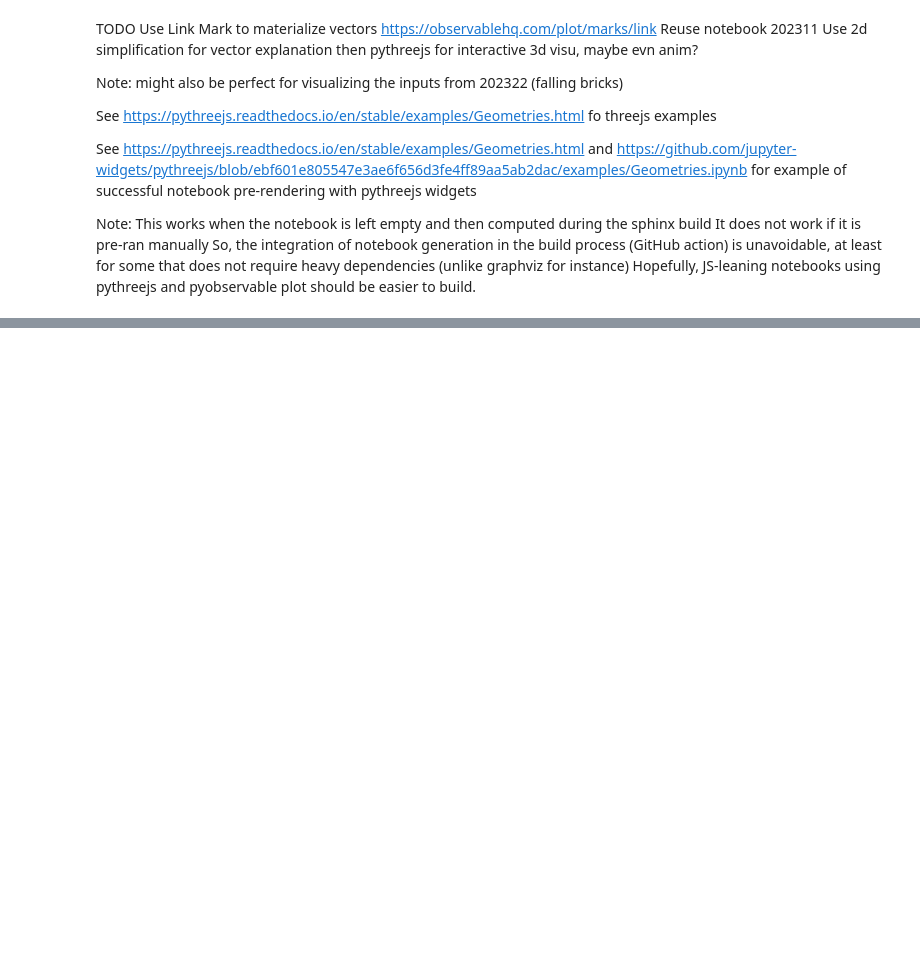
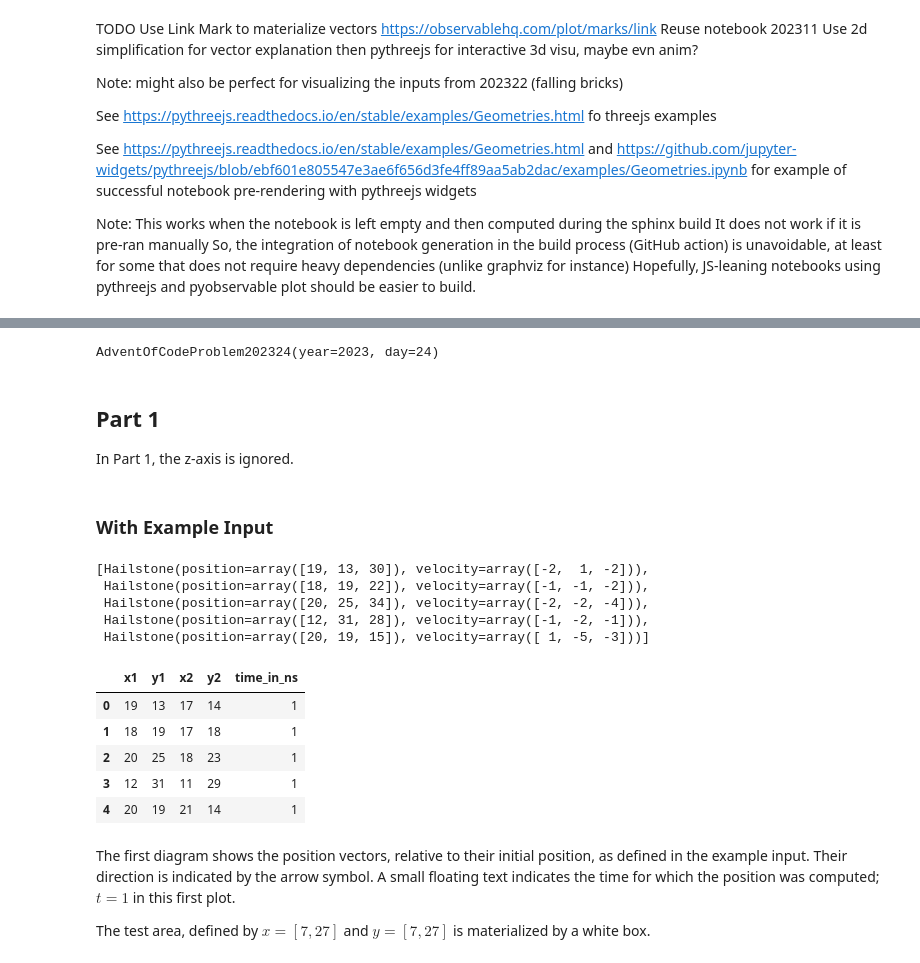
Before and after one commit to etienneschalk/advent-of-code, a Jupyter notebook: docs/source/notebooks/2023/notebook_problem_202324.ipynb, the cells around one changed output, grey strips where cells are left out. Cells and saved outputs as stored; diff of their text form; code cells hidden in the pictures; blank space fills up the shorter version.

```diff
--- a/docs/source/notebooks/2023/notebook_problem_202324.ipynb
+++ b/docs/source/notebooks/2023/notebook_problem_202324.ipynb
@@ -37,0 +27,53 @@ BoxGeometry(depth=15.0, depthSegments=15, height=10.0, heightSegments=10, width=
+# %%
+from advent_of_code.common.common import get_example_inputs_file_contents
+from advent_of_code.y_2023.problem_202324 import AdventOfCodeProblem202324
+
+
+problem = AdventOfCodeProblem202324()
+problem
+# %% [output]
+AdventOfCodeProblem202324(year=2023, day=24)
+# %% [markdown]
+## Part 1
+
+In Part 1, the z-axis is ignored.
+# %% [markdown]
+### With Example Input
+# %%
+example_input = get_example_inputs_file_contents(2023)["test_problem_202324"][
+    "EXAMPLE_INPUT"
+]
+# %%
+example_hailstones = problem.parse_text_input(example_input)
+example_hailstones
+# %% [output]
+[Hailstone(position=array([19, 13, 30]), velocity=array([-2,  1, -2])),
+ Hailstone(position=array([18, 19, 22]), velocity=array([-1, -1, -2])),
+ Hailstone(position=array([20, 25, 34]), velocity=array([-2, -2, -4])),
+ Hailstone(position=array([12, 31, 28]), velocity=array([-1, -2, -1])),
+ Hailstone(position=array([20, 19, 15]), velocity=array([ 1, -5, -3]))]
+# %%
+import pandas as pd
+
+from advent_of_code.y_2023.problem_202324 import Hailstone
+
+
+def compute_vectors(hailstones: list[Hailstone], *, time_in_ns: int = 1):
+    return pd.DataFrame(
+        [
+            (h.px, h.py, h.px + time_in_ns * h.vx, h.py + time_in_ns * h.vy, time_in_ns)
+            for h in hailstones
+        ],
+        columns=["x1", "y1", "x2", "y2", "time_in_ns"],
+    )
+
+
+example_vectors = compute_vectors(example_hailstones, time_in_ns=1)
+example_vectors
+# %% [output]
+|  | x1 | y1 | x2 | y2 | time_in_ns |
+| 0 | 19 | 13 | 17 | 14 | 1 |
+| 1 | 18 | 19 | 17 | 18 | 1 |
+| 2 | 20 | 25 | 18 | 23 | 1 |
+| 3 | 12 | 31 | 11 | 29 | 1 |
+| 4 | 20 | 19 | 21 | 14 | 1 |
@@ -37,0 +182,6 @@ BoxGeometry(depth=15.0, depthSegments=15, height=10.0, heightSegments=10, width=
+# %% [markdown]
+The first diagram shows the position vectors, relative to their initial position, as defined in the example input.
+Their direction is indicated by the arrow symbol.
+A small floating text indicates the time for which the position was computed; $t=1$ in this first plot.
+
+The test area, defined by $x = [7, 27]$ and $y = [7, 27]$ is materialized by a white box.
```
Also changed, not shown: parts of 24 cells of this notebook, 4 other files.
